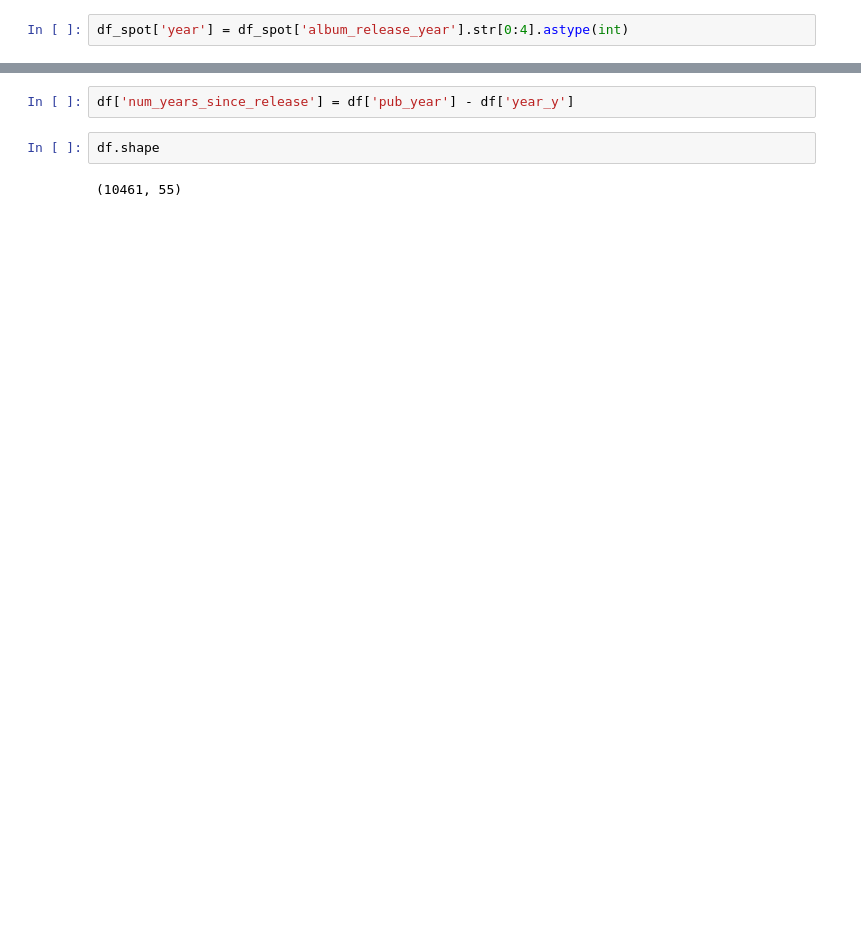
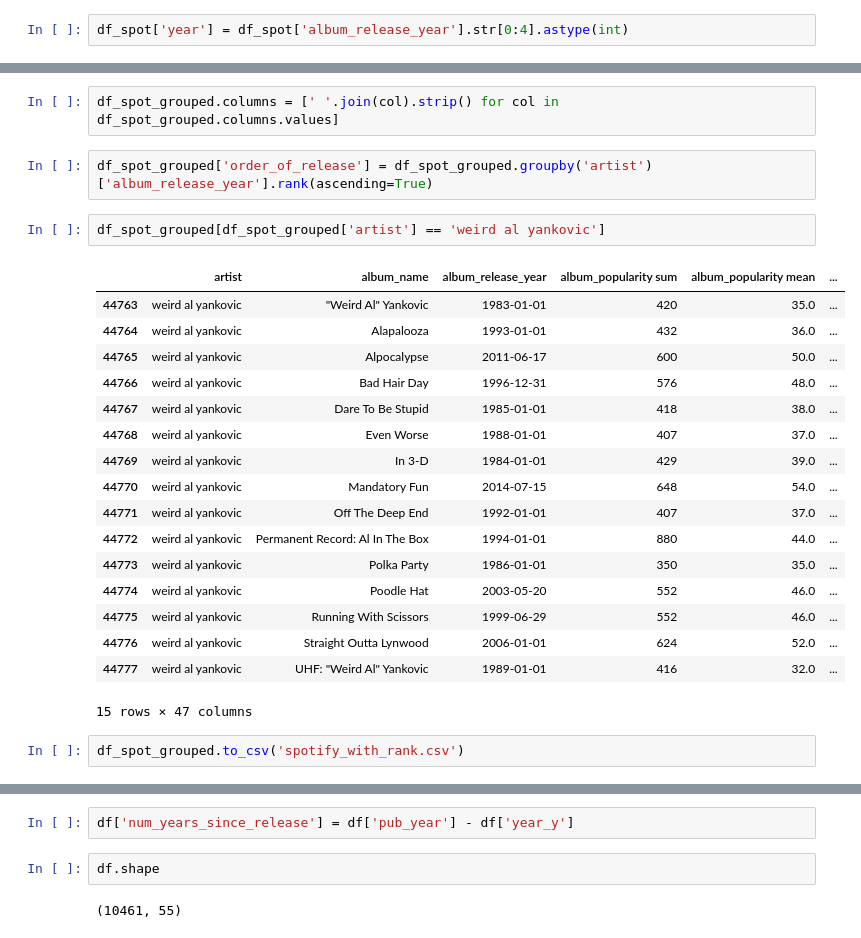
Before and after one commit to andrewjbashford/GalvanizeCapstone, a Jupyter notebook: Spotify Initial Exploration.ipynb, the cells around one changed output, grey strips where cells are left out. Cells and saved outputs as stored; diff of their text form; blank space fills up the shorter version.

```diff
--- a/Spotify Initial Exploration.ipynb
+++ b/Spotify Initial Exploration.ipynb
@@ -46,2 +70,28 @@ df_spot_grouped['title'] = df_spot_grouped['album_name'].str.lower()
+# %%
+df_spot_grouped.columns = [' '.join(col).strip() for col in df_spot_grouped.columns.values]
+# %%
+df_spot_grouped['order_of_release'] = df_spot_grouped.groupby('artist')['album_release_year'].rank(ascending=True)
+# %%
+df_spot_grouped[df_spot_grouped['artist'] == 'weird al yankovic']
+# %% [output]
+|  | artist | album_name | album_release_year | album_popularity sum | album_popularity mean | ... |
+| 44763 | weird al yankovic | "Weird Al" Yankovic | 1983-01-01 | 420 | 35.0 | ... |
+| 44764 | weird al yankovic | Alapalooza | 1993-01-01 | 432 | 36.0 | ... |
+| 44765 | weird al yankovic | Alpocalypse | 2011-06-17 | 600 | 50.0 | ... |
+| 44766 | weird al yankovic | Bad Hair Day | 1996-12-31 | 576 | 48.0 | ... |
+| 44767 | weird al yankovic | Dare To Be Stupid | 1985-01-01 | 418 | 38.0 | ... |
+| 44768 | weird al yankovic | Even Worse | 1988-01-01 | 407 | 37.0 | ... |
+| 44769 | weird al yankovic | In 3-D | 1984-01-01 | 429 | 39.0 | ... |
+| 44770 | weird al yankovic | Mandatory Fun | 2014-07-15 | 648 | 54.0 | ... |
+| 44771 | weird al yankovic | Off The Deep End | 1992-01-01 | 407 | 37.0 | ... |
+| 44772 | weird al yankovic | Permanent Record: Al In The Box | 1994-01-01 | 880 | 44.0 | ... |
+| 44773 | weird al yankovic | Polka Party | 1986-01-01 | 350 | 35.0 | ... |
+| 44774 | weird al yankovic | Poodle Hat | 2003-05-20 | 552 | 46.0 | ... |
+| 44775 | weird al yankovic | Running With Scissors | 1999-06-29 | 552 | 46.0 | ... |
+| 44776 | weird al yankovic | Straight Outta Lynwood | 2006-01-01 | 624 | 52.0 | ... |
+| 44777 | weird al yankovic | UHF: "Weird Al" Yankovic | 1989-01-01 | 416 | 32.0 | ... |
+15 rows × 47 columns
+# %%
+df_spot_grouped.to_csv('spotify_with_rank.csv')
 # %%
 df.drop(['num_years_since_release', 'year'], axis=1, inplace=True)
```
Also changed, not shown: parts of 34 cells of this notebook, 8 other files.
